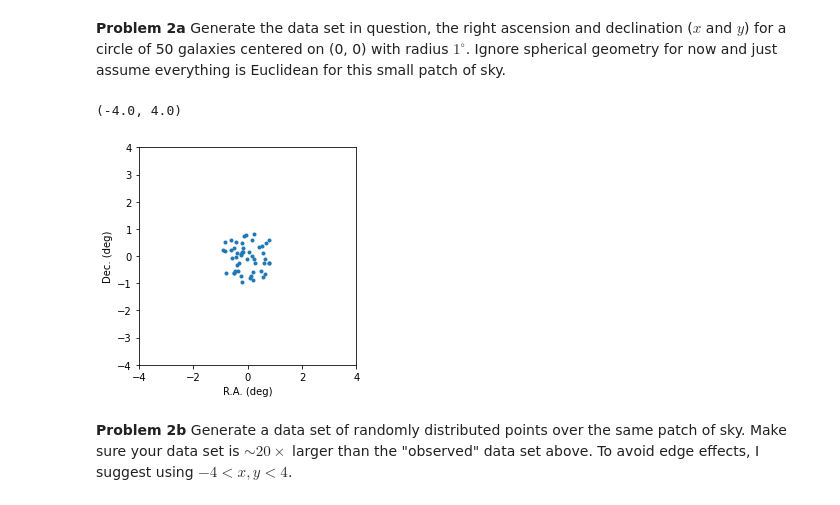
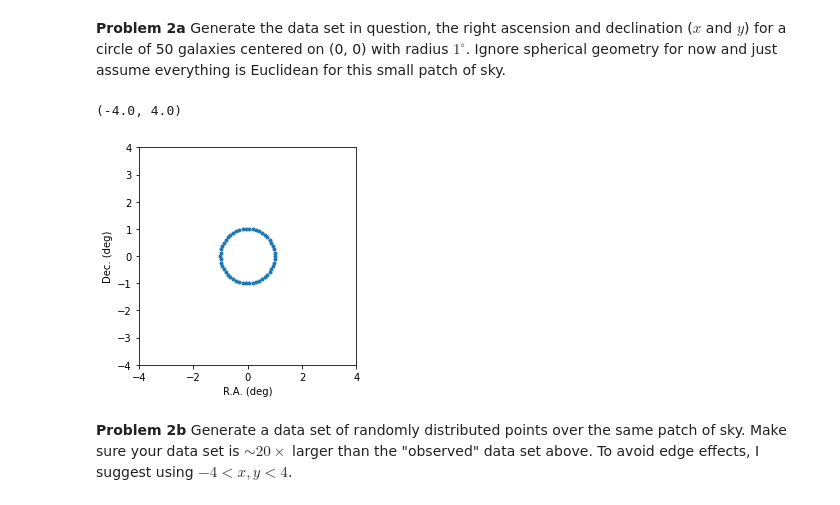
Before and after one commit to ASTR154/clustering, a Jupyter notebook: clustering.ipynb, the cells around one changed output. Saved outputs shown, nothing was run; the diff lists cells and outputs as text; code cells hidden in the pictures.

```diff
--- a/clustering.ipynb
+++ b/clustering.ipynb
@@ -165,27 +169,21 @@ Imagine we looked in the sky in a certain direction and saw a perfect circle of
 **Problem 2a** Generate the data set in question, the right ascension and declination ($x$ and $y$) for a circle of 50 galaxies centered on (0, 0) with radius $1^\circ$. Ignore spherical geometry for now and just assume everything is Euclidean for this small patch of sky.
 # %%
 galaxies = 50
-rad_deg = 1.0
-center_ra = 0.0
-center_dec = 0.0
+r = 1
+theta = np.linspace(0, 2 * np.pi, galaxies, endpoint=False)
 
-u = np.random.rand(num_galaxies)
-theta = 2 * np.pi * np.random.rand(num_galaxies)
-
-r = radius_deg * np.sqrt(u)
-
-xx = center_ra + r * np.cos(theta)
-yy = center_dec + r * np.sin(theta)
+xx = r * np.cos(theta)
+yy = r * np.sin(theta)
 
 ax = plt.axes(aspect='equal')
 ax.plot(xx, yy, '.')
 ax.set_xlabel('R.A. (deg)')
 ax.set_ylabel('Dec. (deg)')
 ax.set_xlim(-4., 4.)
 ax.set_ylim(-4., 4.)
 # %% [output]
 (-4.0, 4.0)
-[figure, old version]
+[figure, new version]
 # %% [markdown]
 **Problem 2b** Generate a data set of randomly distributed points over the same patch of sky. Make sure your data set is $\sim20\times$ larger than the "observed" data set above. To avoid edge effects, I suggest using $-4<x,y<4$.
 # %%
```
Also changed, not shown: parts of 19 cells of this notebook.
